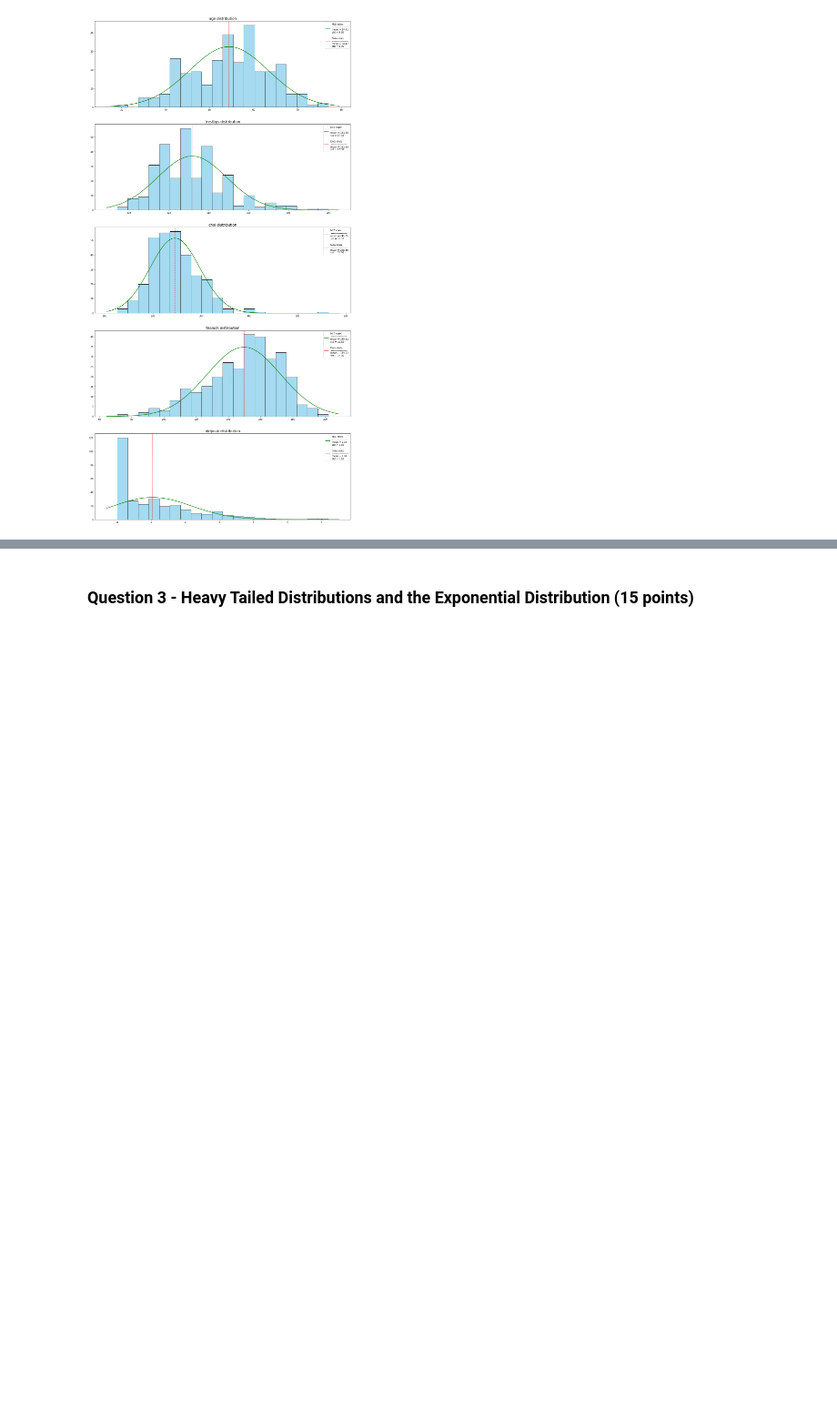
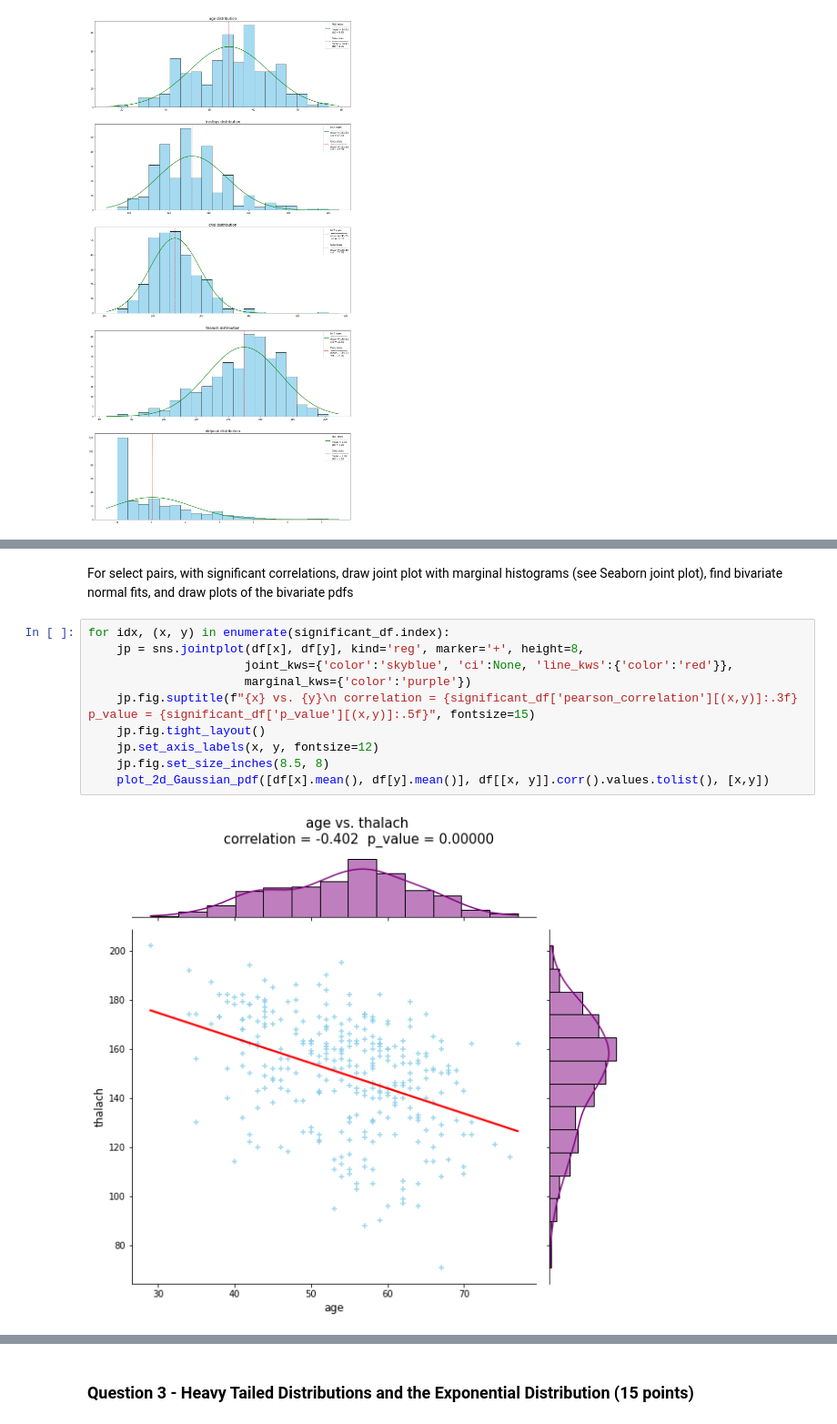
Before and after one commit to Omergral/Statistics_DataAnalysis_Msc, a Jupyter notebook: HW/HW3/HW3.ipynb, the cells around one changed output, grey strips where cells are left out. Shown at 91% size. Saved outputs shown, nothing was run; the diff lists cells and outputs as text; blank space fills up the shorter version.

```diff
--- a/HW/HW3/HW3.ipynb
+++ b/HW/HW3/HW3.ipynb
@@ -304,0 +357,14 @@ for idx, feature in enumerate(numerical_features):
+# %% [markdown]
+For select pairs, with significant correlations, draw joint plot with marginal histograms (see Seaborn joint plot), find bivariate normal fits, and draw plots of the bivariate pdfs
+# %%
+for idx, (x, y) in enumerate(significant_df.index):
+    jp = sns.jointplot(df[x], df[y], kind='reg', marker='+', height=8,
+                      joint_kws={'color':'skyblue', 'ci':None, 'line_kws':{'color':'red'}},
+                      marginal_kws={'color':'purple'})
+    jp.fig.suptitle(f"{x} vs. {y}\n correlation = {significant_df['pearson_correlation'][(x,y)]:.3f}  p_value = {significant_df['p_value'][(x,y)]:.5f}", fontsize=15)
+    jp.fig.tight_layout()
+    jp.set_axis_labels(x, y, fontsize=12)
+    jp.fig.set_size_inches(8.5, 8)
+    plot_2d_Gaussian_pdf([df[x].mean(), df[y].mean()], df[[x, y]].corr().values.tolist(), [x,y])
+# %% [output]
+[figure, added]
```
Also changed, not shown: parts of 12 cells of this notebook.
